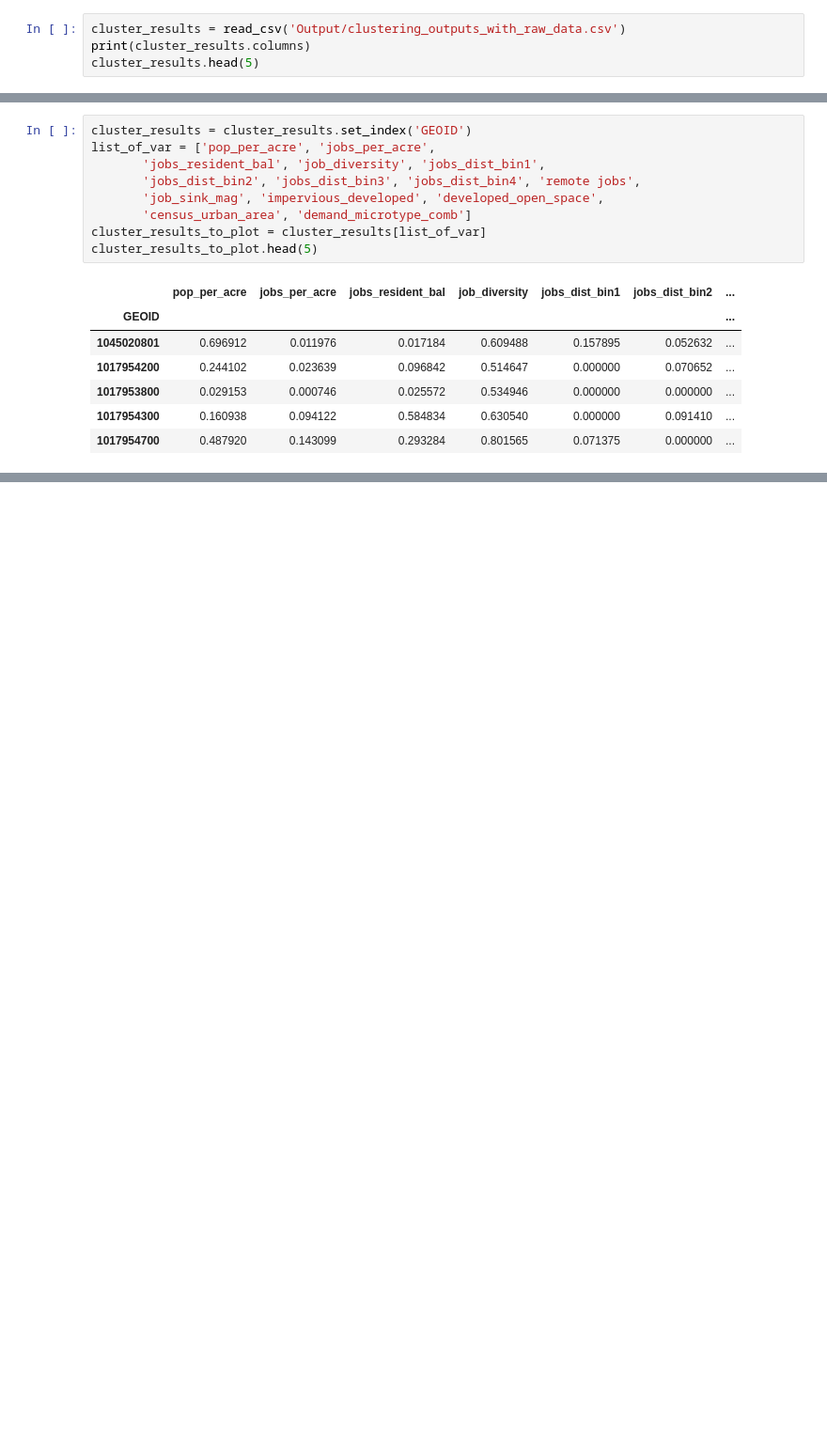
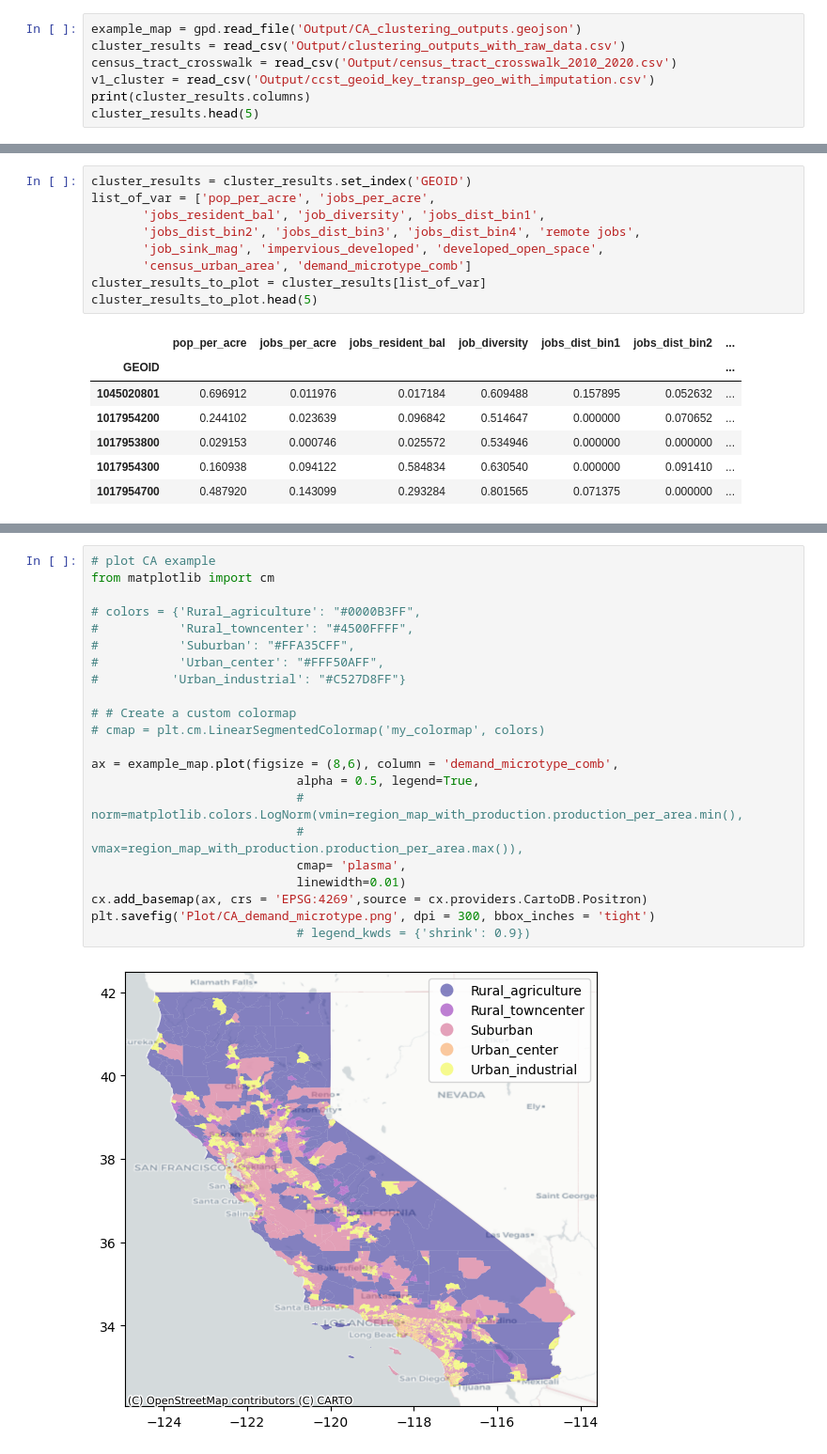
Before and after one commit to LBNL-UCB-STI/GEMS-data, a Jupyter notebook: spatial_cluster/validate_cluster_output.ipynb, the cells around one changed output, grey strips where cells are left out. Shown at 94% size. Cells and saved outputs as stored; diff of their text form; blank space fills up the shorter version.

Commit message:
update microtype validation results

```diff
--- a/spatial_cluster/validate_cluster_output.ipynb
+++ b/spatial_cluster/validate_cluster_output.ipynb
@@ -11,5 +17,8 @@ os.chdir('/Users/xiaodanxu/Library/CloudStorage/GoogleDrive-arielinseu@gmail.com
 # %%
+example_map = gpd.read_file('Output/CA_clustering_outputs.geojson')
 cluster_results = read_csv('Output/clustering_outputs_with_raw_data.csv')
+census_tract_crosswalk = read_csv('Output/census_tract_crosswalk_2010_2020.csv')
+v1_cluster = read_csv('Output/ccst_geoid_key_transp_geo_with_imputation.csv')
 print(cluster_results.columns)
 cluster_results.head(5)
 # %% [output]
@@ -81,0 +116,24 @@ for feature in list_of_feature:
+# %%
+# plot CA example
+from matplotlib import cm
+
+# colors = {'Rural_agriculture': "#0000B3FF",
+#           'Rural_towncenter': "#4500FFFF",
+#           'Suburban': "#FFA35CFF",
+#           'Urban_center': "#FFF50AFF",
+#          'Urban_industrial': "#C527D8FF"}
+
+# # Create a custom colormap
+# cmap = plt.cm.LinearSegmentedColormap('my_colormap', colors)
+
+ax = example_map.plot(figsize = (8,6), column = 'demand_microtype_comb',
+                            alpha = 0.5, legend=True,
+                            # norm=matplotlib.colors.LogNorm(vmin=region_map_with_production.production_per_area.min(),
+                            #                                vmax=region_map_with_production.production_per_area.max()),
+                            cmap= 'plasma',
+                            linewidth=0.01)
+cx.add_basemap(ax, crs = 'EPSG:4269',source = cx.providers.CartoDB.Positron)
+plt.savefig('Plot/CA_demand_microtype.png', dpi = 300, bbox_inches = 'tight')
+                            # legend_kwds = {'shrink': 0.9})
+# %% [output]
+[figure, added]
```
Also changed, not shown: parts of 12 cells of this notebook.
